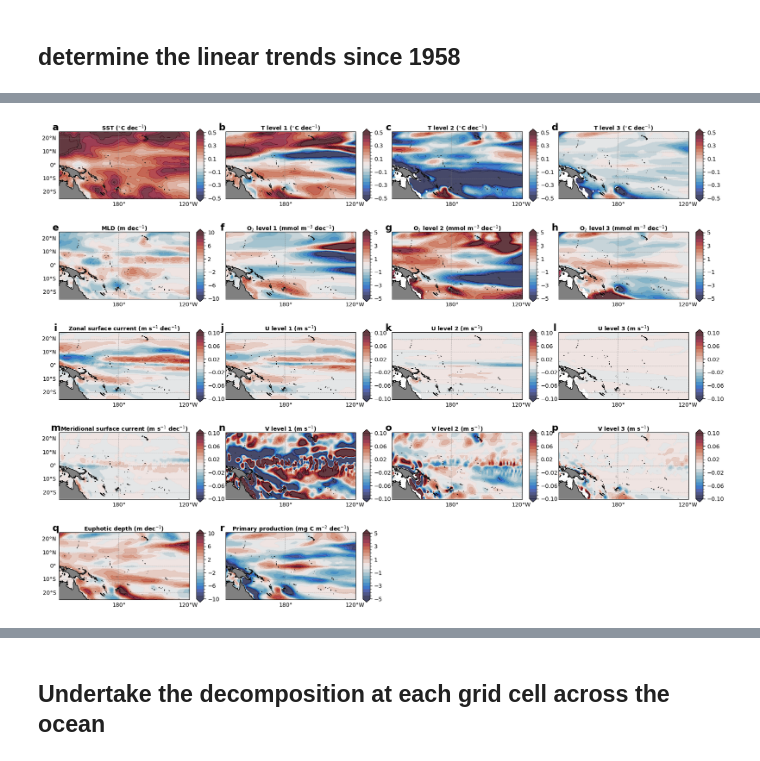
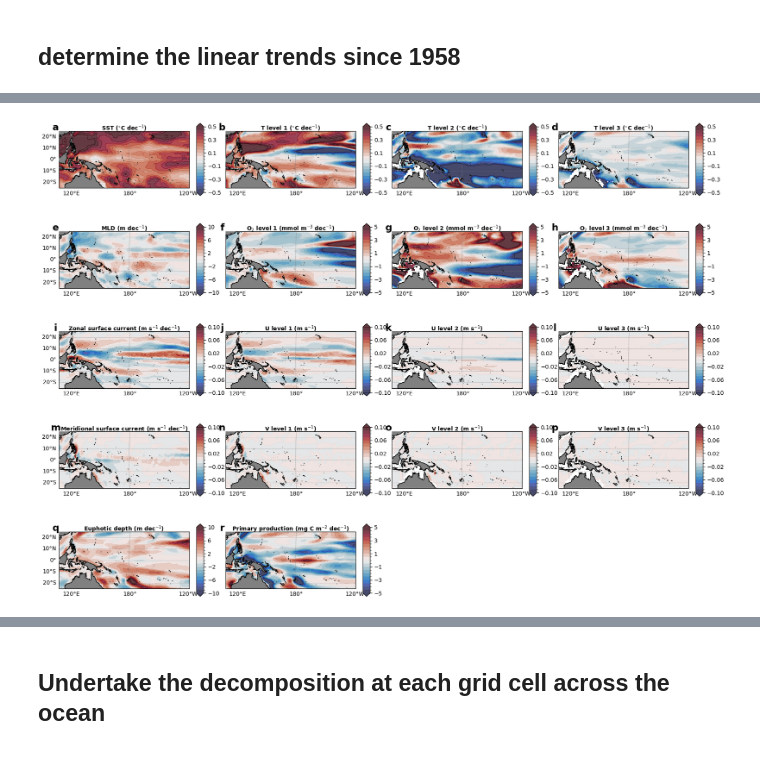
Before and after one commit to pearseb/Skipjack_SPC_paper, a Jupyter notebook: decomposition.ipynb, the cells around one changed output, grey strips where cells are left out. Cells and saved outputs as stored; diff of their text form; code cells hidden in the pictures.

```diff
--- a/decomposition.ipynb
+++ b/decomposition.ipynb
@@ -93,9 +93,13 @@ O2_L3 = xr.open_dataset("/g/data/es60/SEAPODYM/forcings_netCDF/ipo_jra55np_1x30d
 U_L1 = xr.open_dataset("/g/data/es60/SEAPODYM/forcings_netCDF/ipo_jra55np_1x30d_U_L1_1958_2022.nc")['U_L1']
 U_L2 = xr.open_dataset("/g/data/es60/SEAPODYM/forcings_netCDF/ipo_jra55np_1x30d_U_L2_1958_2022.nc")['U_L2']
 U_L3 = xr.open_dataset("/g/data/es60/SEAPODYM/forcings_netCDF/ipo_jra55np_1x30d_U_L3_1958_2022.nc")['U_L3']
-V_L1 = xr.open_dataset("/g/data/es60/SEAPODYM/forcings_netCDF/ipo_jra55np_1x30d_V_L1_1958_2022.nc")['V_L1'] * 44.661
-V_L2 = xr.open_dataset("/g/data/es60/SEAPODYM/forcings_netCDF/ipo_jra55np_1x30d_V_L2_1958_2022.nc")['V_L2'] * 44.661
-V_L3 = xr.open_dataset("/g/data/es60/SEAPODYM/forcings_netCDF/ipo_jra55np_1x30d_V_L3_1958_2022.nc")['V_L3'] * 44.661
+V_L1 = xr.open_dataset("/g/data/es60/SEAPODYM/forcings_netCDF/ipo_jra55np_1x30d_V_L1_1958_2022.nc")['V_L1']
+V_L2 = xr.open_dataset("/g/data/es60/SEAPODYM/forcings_netCDF/ipo_jra55np_1x30d_V_L2_1958_2022.nc")['V_L2']
+V_L3 = xr.open_dataset("/g/data/es60/SEAPODYM/forcings_netCDF/ipo_jra55np_1x30d_V_L3_1958_2022.nc")['V_L3']
+
+larvae = xr.open_dataset("/g/data/es60/SEAPODYM/skipjack_biomass_by_age.nc")['larvae_biomass']
+juvenile = xr.open_dataset("/g/data/es60/SEAPODYM/skipjack_biomass_by_age.nc")['juvenile_biomass']
+adult = xr.open_dataset("/g/data/es60/SEAPODYM/skipjack_biomass_by_age.nc")['adult_biomass']
 
 lons = sst.coords['lon']
 lats = sst.coords['lat']
@@ -638,24 +703,24 @@ gl16.top_labels = False; gl16.right_labels = False; gl16.left_labels = False
 gl17.top_labels = False; gl17.right_labels = False
 gl18.top_labels = False; gl18.right_labels = False; gl18.left_labels = False
 
-ax1.set_extent([130, 240, -25, 25], crs=ccrs.PlateCarree())
-ax2.set_extent([130, 240, -25, 25], crs=ccrs.PlateCarree())
-ax3.set_extent([130, 240, -25, 25], crs=ccrs.PlateCarree())
-ax4.set_extent([130, 240, -25, 25], crs=ccrs.PlateCarree())
-ax5.set_extent([130, 240, -25, 25], crs=ccrs.PlateCarree())
-ax6.set_extent([130, 240, -25, 25], crs=ccrs.PlateCarree())
-ax7.set_extent([130, 240, -25, 25], crs=ccrs.PlateCarree())
-ax8.set_extent([130, 240, -25, 25], crs=ccrs.PlateCarree())
-ax9.set_extent([130, 240, -25, 25], crs=ccrs.PlateCarree())
-ax10.set_extent([130, 240, -25, 25], crs=ccrs.PlateCarree())
-ax11.set_extent([130, 240, -25, 25], crs=ccrs.PlateCarree())
-ax12.set_extent([130, 240, -25, 25], crs=ccrs.PlateCarree())
-ax13.set_extent([130, 240, -25, 25], crs=ccrs.PlateCarree())
-ax14.set_extent([130, 240, -25, 25], crs=ccrs.PlateCarree())
-ax15.set_extent([130, 240, -25, 25], crs=ccrs.PlateCarree())
-ax16.set_extent([130, 240, -25, 25], crs=ccrs.PlateCarree())
-ax17.set_extent([130, 240, -25, 25], crs=ccrs.PlateCarree())
-ax18.set_extent([130, 240, -25, 25], crs=ccrs.PlateCarree())
+ax1.set_extent([110, 240, -25, 25], crs=ccrs.PlateCarree())
+ax2.set_extent([110, 240, -25, 25], crs=ccrs.PlateCarree())
+ax3.set_extent([110, 240, -25, 25], crs=ccrs.PlateCarree())
+ax4.set_extent([110, 240, -25, 25], crs=ccrs.PlateCarree())
+ax5.set_extent([110, 240, -25, 25], crs=ccrs.PlateCarree())
+ax6.set_extent([110, 240, -25, 25], crs=ccrs.PlateCarree())
+ax7.set_extent([110, 240, -25, 25], crs=ccrs.PlateCarree())
+ax8.set_extent([110, 240, -25, 25], crs=ccrs.PlateCarree())
+ax9.set_extent([110, 240, -25, 25], crs=ccrs.PlateCarree())
+ax10.set_extent([110, 240, -25, 25], crs=ccrs.PlateCarree())
+ax11.set_extent([110, 240, -25, 25], crs=ccrs.PlateCarree())
+ax12.set_extent([110, 240, -25, 25], crs=ccrs.PlateCarree())
+ax13.set_extent([110, 240, -25, 25], crs=ccrs.PlateCarree())
+ax14.set_extent([110, 240, -25, 25], crs=ccrs.PlateCarree())
+ax15.set_extent([110, 240, -25, 25], crs=ccrs.PlateCarree())
+ax16.set_extent([110, 240, -25, 25], crs=ccrs.PlateCarree())
+ax17.set_extent([110, 240, -25, 25], crs=ccrs.PlateCarree())
+ax18.set_extent([110, 240, -25, 25], crs=ccrs.PlateCarree())
 
 plt.subplots_adjust(wspace=0.15, hspace=0.05, left=0.1, right=0.9)
 
@@ -684,3 +749,3 @@ Wall time: 38.7 s
-[figure, old version]
+[figure, new version]
 # %%
 fig.savefig("pearse_GAMs/figures/SEAPODYM_inputs_linear_trends.png", dpi=300)
```
Also changed, not shown: parts of 16 cells of this notebook, 11 other files.
